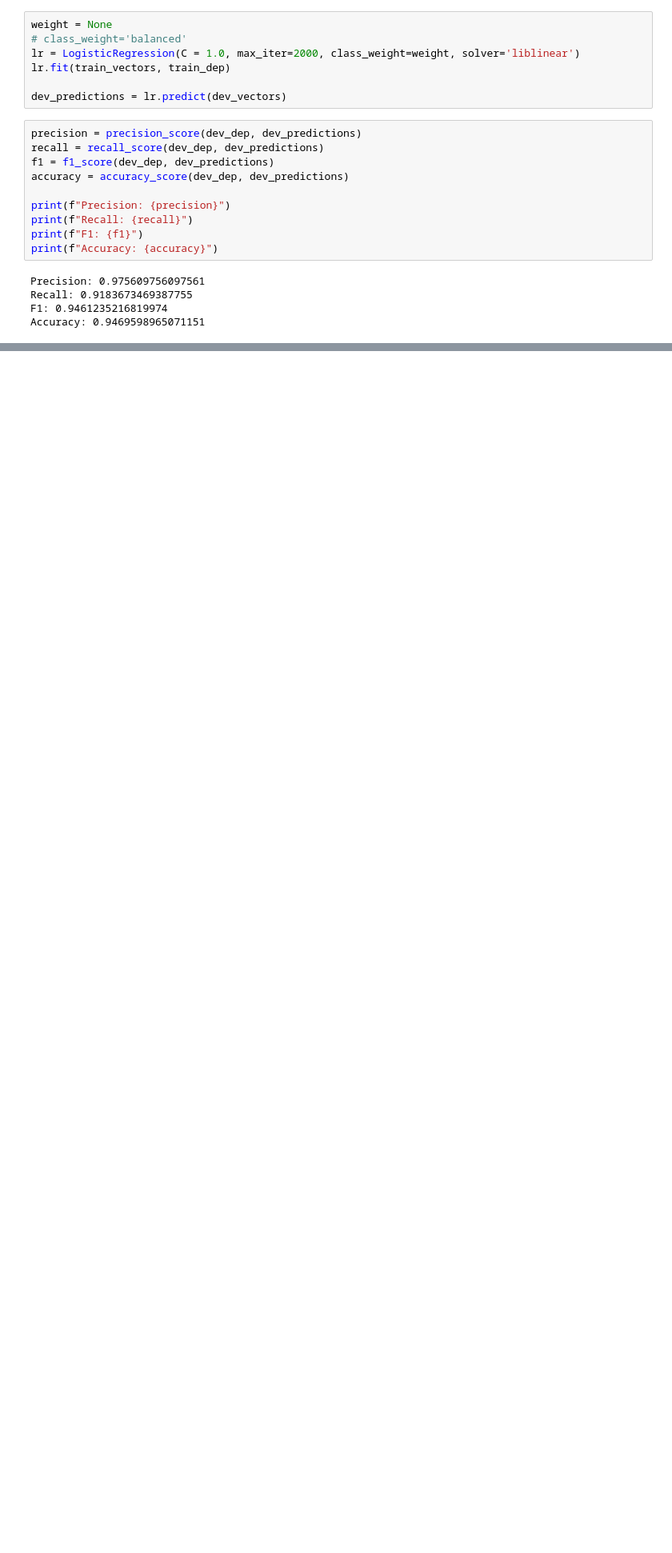
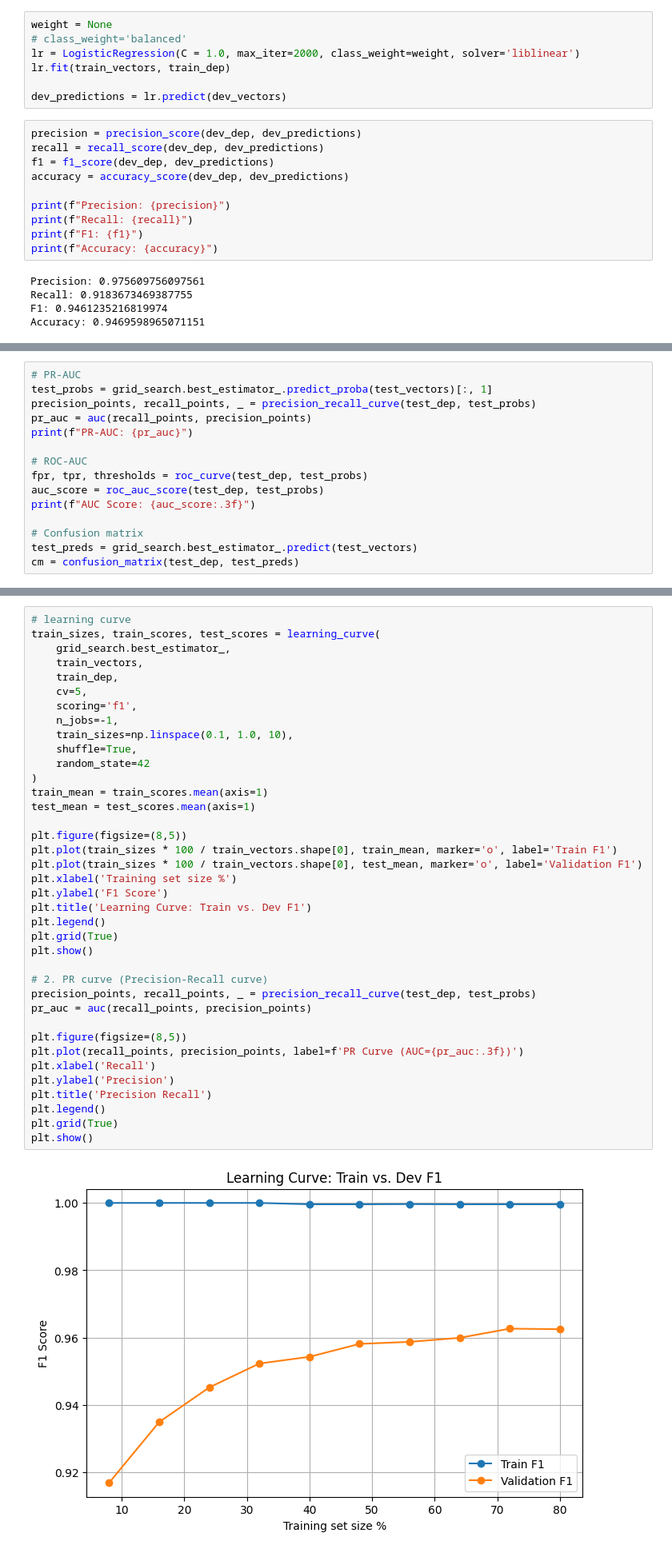
Before and after one commit to GriffinMichalak/nlp-final-project, a Jupyter notebook: tf_idf.ipynb, the cells around one changed output, grey strips where cells are left out. Shown at 80% size. Saved outputs shown, nothing was run; the diff lists cells and outputs as text; blank space fills up the shorter version.

Commit message:
add tf_idf visualizations & metrics

```diff
--- a/tf_idf.ipynb
+++ b/tf_idf.ipynb
@@ -83,3 +89,18 @@ GridSearchCV(estimator=LogisticRegression(), n_jobs=-1,
 grid_search.best_estimator_.score(test_vectors, test_dep)
 # %% [output]
 0.958656330749354
+# %%
+# PR-AUC
+test_probs = grid_search.best_estimator_.predict_proba(test_vectors)[:, 1]
+precision_points, recall_points, _ = precision_recall_curve(test_dep, test_probs)
+pr_auc = auc(recall_points, precision_points)
+print(f"PR-AUC: {pr_auc}")
+
+# ROC-AUC
+fpr, tpr, thresholds = roc_curve(test_dep, test_probs)
+auc_score = roc_auc_score(test_dep, test_probs)
+print(f"AUC Score: {auc_score:.3f}")
+
+# Confusion matrix
+test_preds = grid_search.best_estimator_.predict(test_vectors)
+cm = confusion_matrix(test_dep, test_preds)
@@ -85,0 +110,40 @@ grid_search.best_estimator_.score(test_vectors, test_dep)
+# %%
+# learning curve
+train_sizes, train_scores, test_scores = learning_curve(
+    grid_search.best_estimator_,
+    train_vectors,
+    train_dep,
+    cv=5,
+    scoring='f1',
+    n_jobs=-1,
+    train_sizes=np.linspace(0.1, 1.0, 10),
+    shuffle=True,
+    random_state=42
+)
+train_mean = train_scores.mean(axis=1)
+test_mean = test_scores.mean(axis=1)
+
+plt.figure(figsize=(8,5))
+plt.plot(train_sizes * 100 / train_vectors.shape[0], train_mean, marker='o', label='Train F1')
+plt.plot(train_sizes * 100 / train_vectors.shape[0], test_mean, marker='o', label='Validation F1')
+plt.xlabel('Training set size %')
+plt.ylabel('F1 Score')
+plt.title('Learning Curve: Train vs. Dev F1')
+plt.legend()
+plt.grid(True)
+plt.show()
+
+# 2. PR curve (Precision-Recall curve)
+precision_points, recall_points, _ = precision_recall_curve(test_dep, test_probs)
+pr_auc = auc(recall_points, precision_points)
+
+plt.figure(figsize=(8,5))
+plt.plot(recall_points, precision_points, label=f'PR Curve (AUC={pr_auc:.3f})')
+plt.xlabel('Recall')
+plt.ylabel('Precision')
+plt.title('Precision Recall')
+plt.legend()
+plt.grid(True)
+plt.show()
+# %% [output]
+[figure, added]
```
Also changed, not shown: parts of 7 cells of this notebook, 2 other files.
